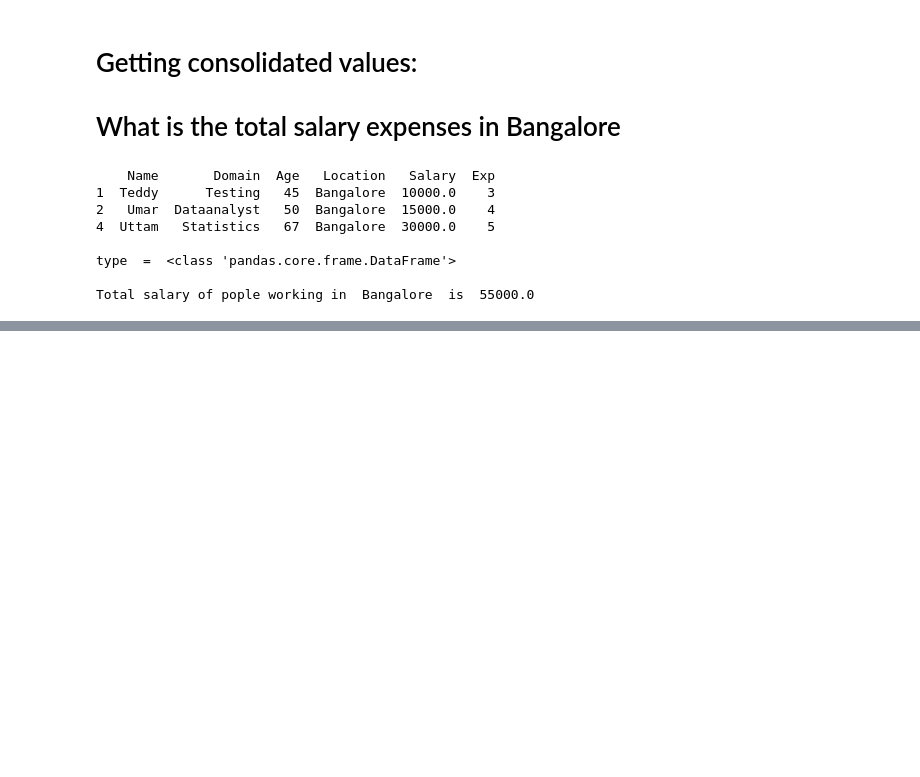
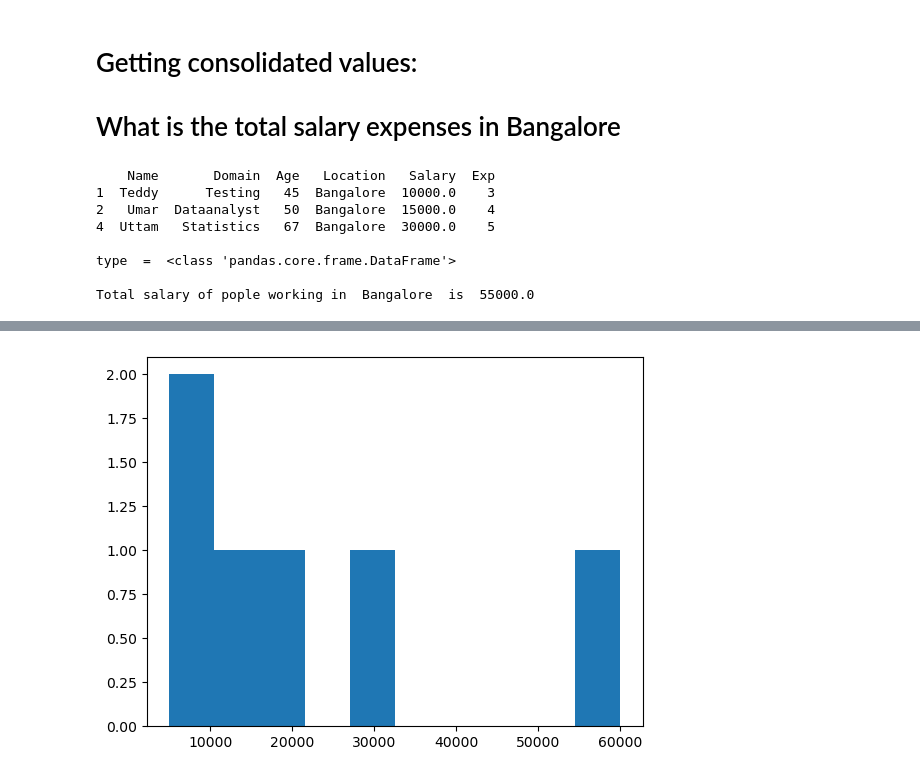
Before and after one commit to jayacpc9/FSDS_Classes, a Jupyter notebook: Python_Workspace/Notebook/EDA_Examples_06032026.ipynb, the cells around one changed output, grey strips where cells are left out. Saved outputs shown, nothing was run; the diff lists cells and outputs as text; code cells hidden in the pictures; blank space fills up the shorter version.

```diff
--- a/Python_Workspace/Notebook/EDA_Examples_06032026.ipynb
+++ b/Python_Workspace/Notebook/EDA_Examples_06032026.ipynb
@@ -504,0 +554,4 @@ Total salary of pople working in  Bangalore  is  55000.0
+# %%
+vis3 = plt.hist(clean_emp_data['Salary'])
+# %% [output]
+[figure, added]
```
Also changed, not shown: parts of 25 cells of this notebook, 2 other files.
